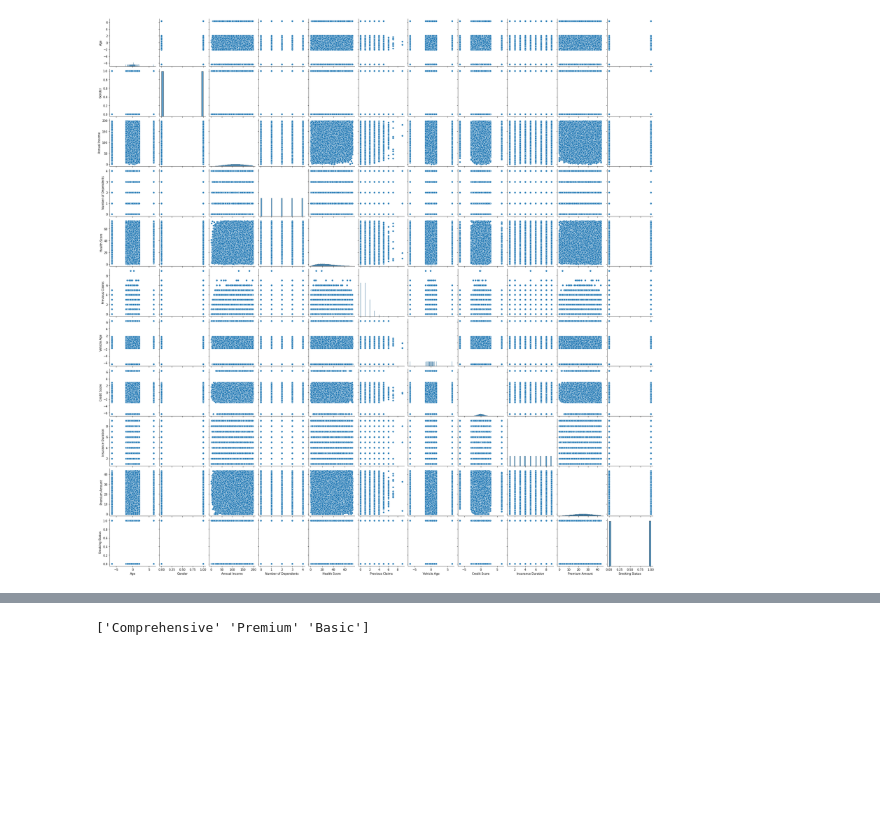
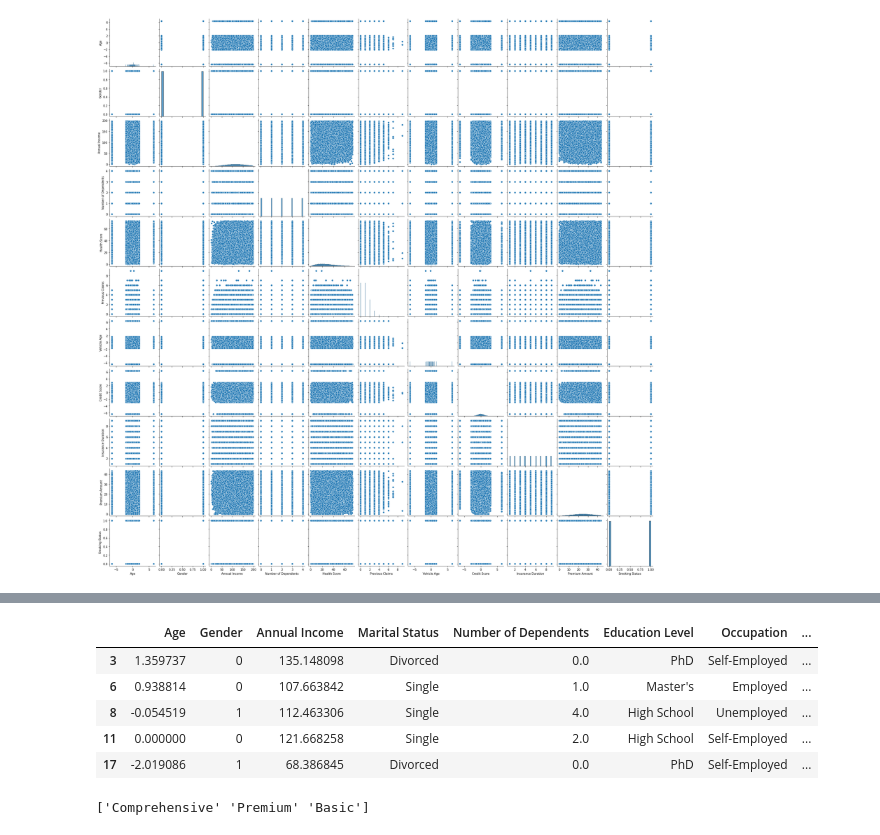
Before and after one commit to RohitRP22/Insurance_Premium_Amount_Prediction, a Jupyter notebook: insurance copy.ipynb, the cells around one changed output, grey strips where cells are left out. Saved outputs shown, nothing was run; the diff lists cells and outputs as text; code cells hidden in the pictures; blank space fills up the shorter version.

```diff
--- a/insurance copy.ipynb
+++ b/insurance copy.ipynb
@@ -496,3 +501,12 @@ numerical_cols
+# %%
+df.head()
+# %% [output]
+|  | Age | Gender | Annual Income | Marital Status | Number of Dependents | Education Level | Occupation | ... |
+| 3 | 1.359737 | 0 | 135.148098 | Divorced | 0.0 | PhD | Self-Employed | ... |
+| 6 | 0.938814 | 0 | 107.663842 | Single | 1.0 | Master's | Employed | ... |
+| 8 | -0.054519 | 1 | 112.463306 | Single | 4.0 | High School | Unemployed | ... |
+| 11 | 0.000000 | 0 | 121.668258 | Single | 2.0 | High School | Self-Employed | ... |
+| 17 | -2.019086 | 1 | 68.386845 | Divorced | 0.0 | PhD | Self-Employed | ... |
 # %%
 df[numerical_cols] = df[numerical_cols].apply(zscore)
 # %%
```
Also changed, not shown: parts of 16 cells of this notebook.
